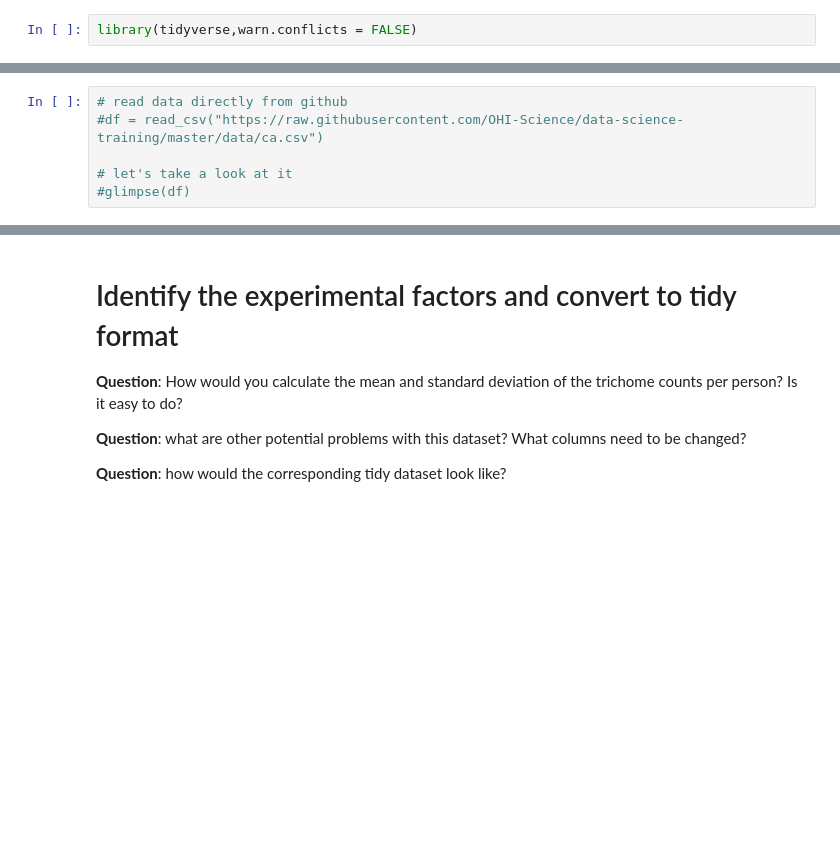
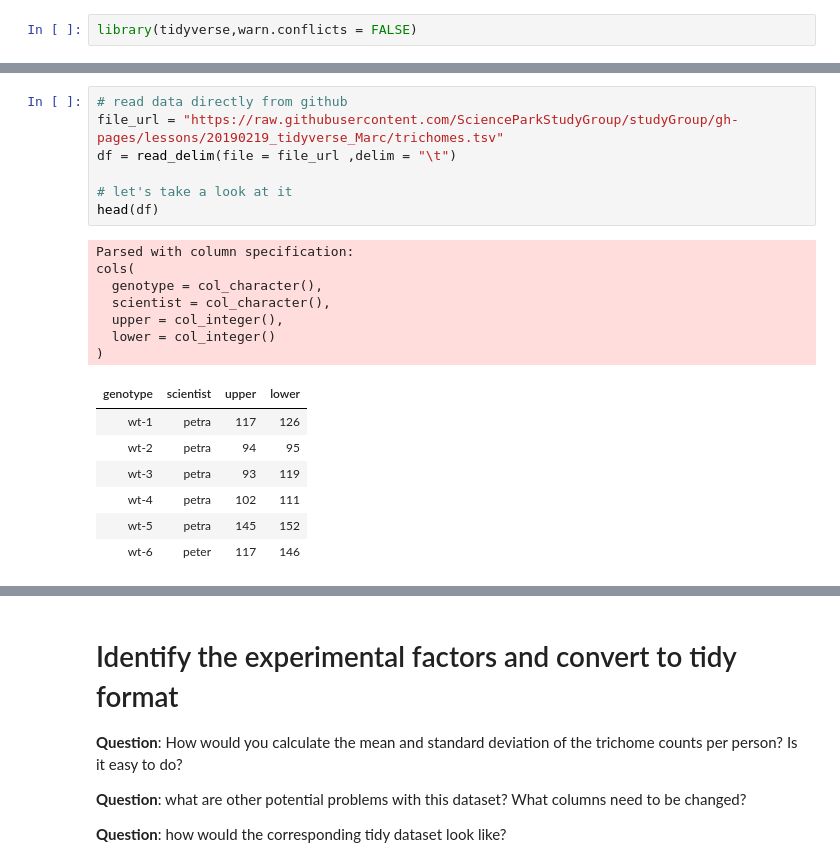
Before and after one commit to jedgroev/SGWebsite, a Jupyter notebook: lessons/20190219_tidyverse_Marc/from_messy_to_tidy.ipynb, the cells around one changed output, grey strips where cells are left out. Cells and saved outputs as stored; diff of their text form; blank space fills up the shorter version.

Commit message:
now download the file from github directly

```diff
--- a/lessons/20190219_tidyverse_Marc/from_messy_to_tidy.ipynb
+++ b/lessons/20190219_tidyverse_Marc/from_messy_to_tidy.ipynb
@@ -13,9 +21,25 @@ library(tidyverse,warn.conflicts = FALSE)
 # %%
 # read data directly from github
-#df = read_csv("https://raw.githubusercontent.com/OHI-Science/data-science-training/master/data/ca.csv")
+file_url = "https://raw.githubusercontent.com/ScienceParkStudyGroup/studyGroup/gh-pages/lessons/20190219_tidyverse_Marc/trichomes.tsv"
+df = read_delim(file = file_url ,delim = "\t")
 
 # let's take a look at it
-#glimpse(df)
+head(df)
+# %% [output]
+Parsed with column specification:
+cols(
+  genotype = col_character(),
+  scientist = col_character(),
+  upper = col_integer(),
+  lower = col_integer()
+)
+| genotype | scientist | upper | lower |
+| wt-1 | petra | 117 | 126 |
+| wt-2 | petra | 94 | 95 |
+| wt-3 | petra | 93 | 119 |
+| wt-4 | petra | 102 | 111 |
+| wt-5 | petra | 145 | 152 |
+| wt-6 | peter | 117 | 146 |
 # %%
 # set seed to reproduce results
 set.seed(123456)
```
Also changed, not shown: parts of 7 cells of this notebook.
